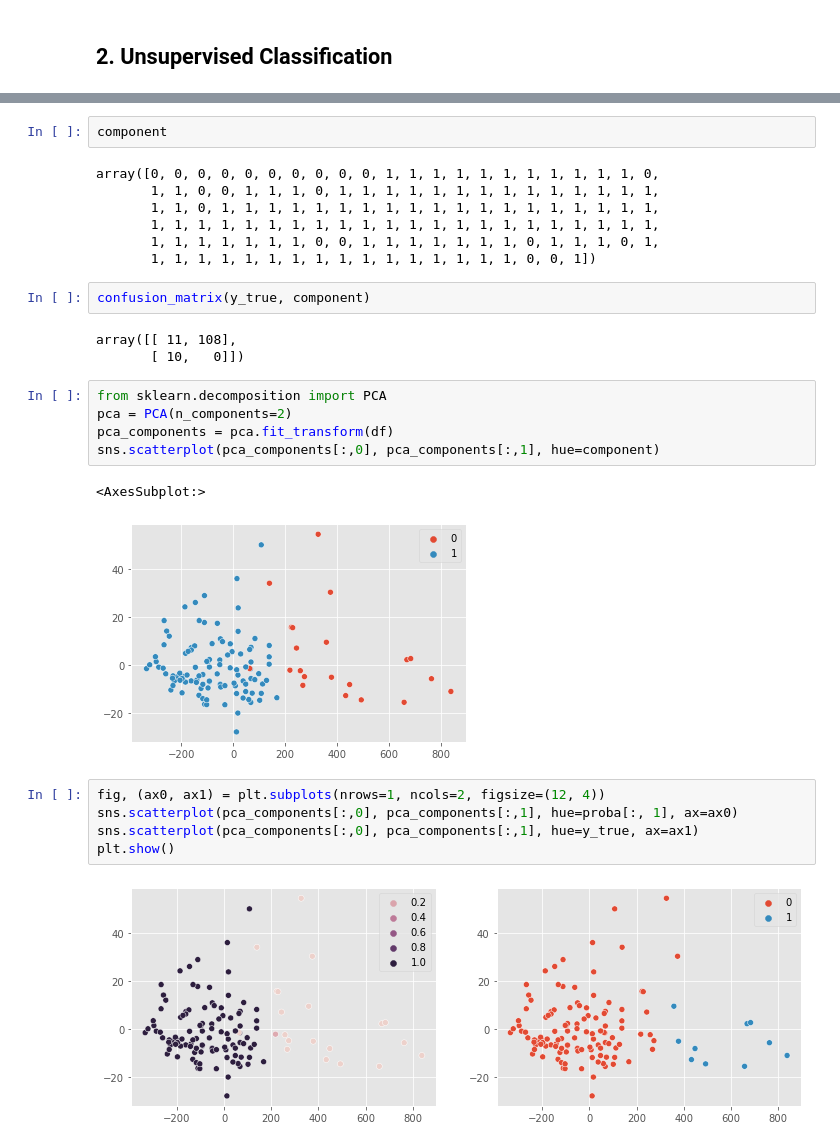
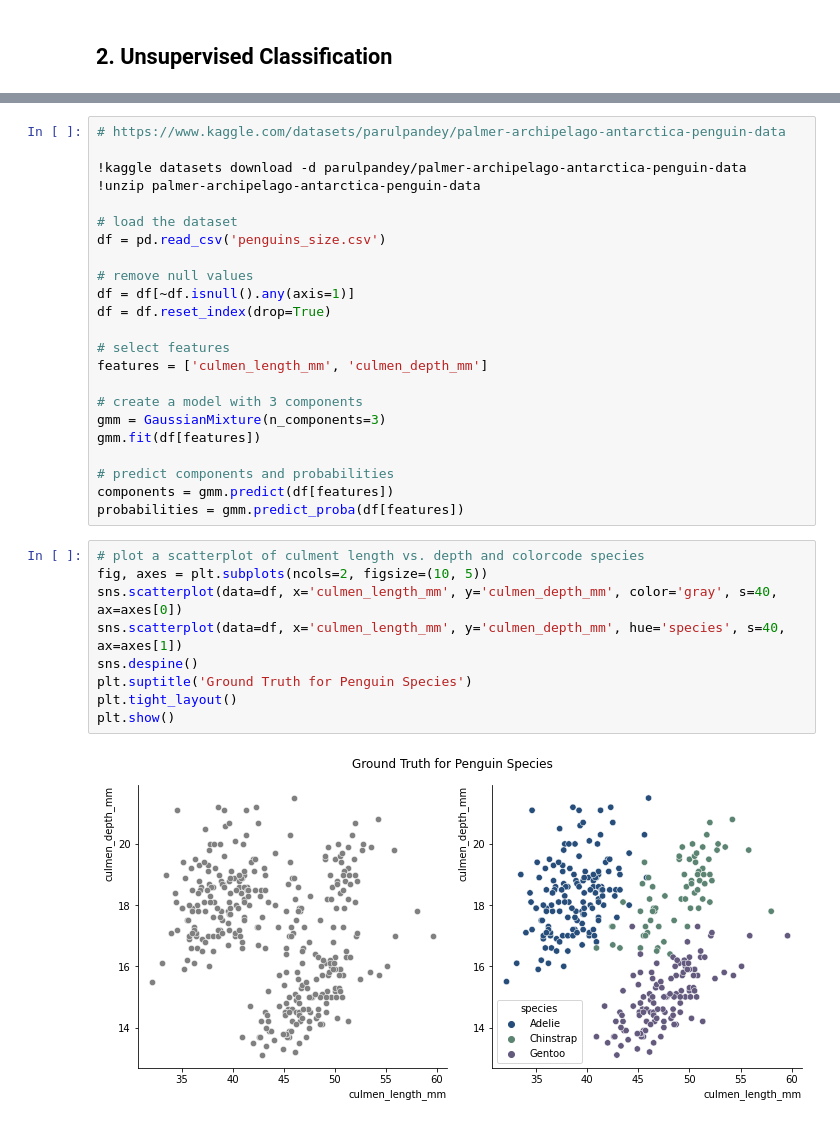
Before and after one commit to viyaleta/Medium-Code-Examples, a Jupyter notebook: GMM/3 Use-Cases for GMM.ipynb, the cells around one changed output, grey strips where cells are left out. Cells and saved outputs as stored; diff of their text form.

```diff
--- a/GMM/3 Use-Cases for GMM.ipynb
+++ b/GMM/3 Use-Cases for GMM.ipynb
@@ -187,29 +67,34 @@ proba = gmm.predict_proba(df[features])
-# %%
-component
-# %% [output]
-array([0, 0, 0, 0, 0, 0, 0, 0, 0, 0, 1, 1, 1, 1, 1, 1, 1, 1, 1, 1, 1, 0,
-       1, 1, 0, 0, 1, 1, 1, 0, 1, 1, 1, 1, 1, 1, 1, 1, 1, 1, 1, 1, 1, 1,
-       1, 1, 0, 1, 1, 1, 1, 1, 1, 1, 1, 1, 1, 1, 1, 1, 1, 1, 1, 1, 1, 1,
-       1, 1, 1, 1, 1, 1, 1, 1, 1, 1, 1, 1, 1, 1, 1, 1, 1, 1, 1, 1, 1, 1,
-       1, 1, 1, 1, 1, 1, 1, 0, 0, 1, 1, 1, 1, 1, 1, 1, 0, 1, 1, 1, 0, 1,
-       1, 1, 1, 1, 1, 1, 1, 1, 1, 1, 1, 1, 1, 1, 1, 1, 0, 0, 1])
-# %%
-confusion_matrix(y_true, component)
-# %% [output]
-array([[ 11, 108],
-       [ 10,   0]])
-# %%
-from sklearn.decomposition import PCA
-pca = PCA(n_components=2)
-pca_components = pca.fit_transform(df)
-sns.scatterplot(pca_components[:,0], pca_components[:,1], hue=component)
-# %% [output]
-<AxesSubplot:>
-[figure, removed]
-# %%
-fig, (ax0, ax1) = plt.subplots(nrows=1, ncols=2, figsize=(12, 4))
-sns.scatterplot(pca_components[:,0], pca_components[:,1], hue=proba[:, 1], ax=ax0)
-sns.scatterplot(pca_components[:,0], pca_components[:,1], hue=y_true, ax=ax1)
-plt.show()
-# %% [output]
-[figure, removed]
+# %%
+# https://www.kaggle.com/datasets/parulpandey/palmer-archipelago-antarctica-penguin-data
+
+!kaggle datasets download -d parulpandey/palmer-archipelago-antarctica-penguin-data
+!unzip palmer-archipelago-antarctica-penguin-data
+
+# load the dataset
+df = pd.read_csv('penguins_size.csv')
+
+# remove null values
+df = df[~df.isnull().any(axis=1)]
+df = df.reset_index(drop=True)
+
+# select features
+features = ['culmen_length_mm', 'culmen_depth_mm']
+
+# create a model with 3 components
+gmm = GaussianMixture(n_components=3)
+gmm.fit(df[features])
+
+# predict components and probabilities
+components = gmm.predict(df[features])
+probabilities = gmm.predict_proba(df[features])
+# %%
+# plot a scatterplot of culment length vs. depth and colorcode species
+fig, axes = plt.subplots(ncols=2, figsize=(10, 5))
+sns.scatterplot(data=df, x='culmen_length_mm', y='culmen_depth_mm', color='gray', s=40, ax=axes[0])
+sns.scatterplot(data=df, x='culmen_length_mm', y='culmen_depth_mm', hue='species', s=40, ax=axes[1])
+sns.despine()
+plt.suptitle('Ground Truth for Penguin Species')
+plt.tight_layout()
+plt.show()
+# %% [output]
+[figure, added]
```
Also changed, not shown: parts of 36 cells of this notebook, 5 other files.
